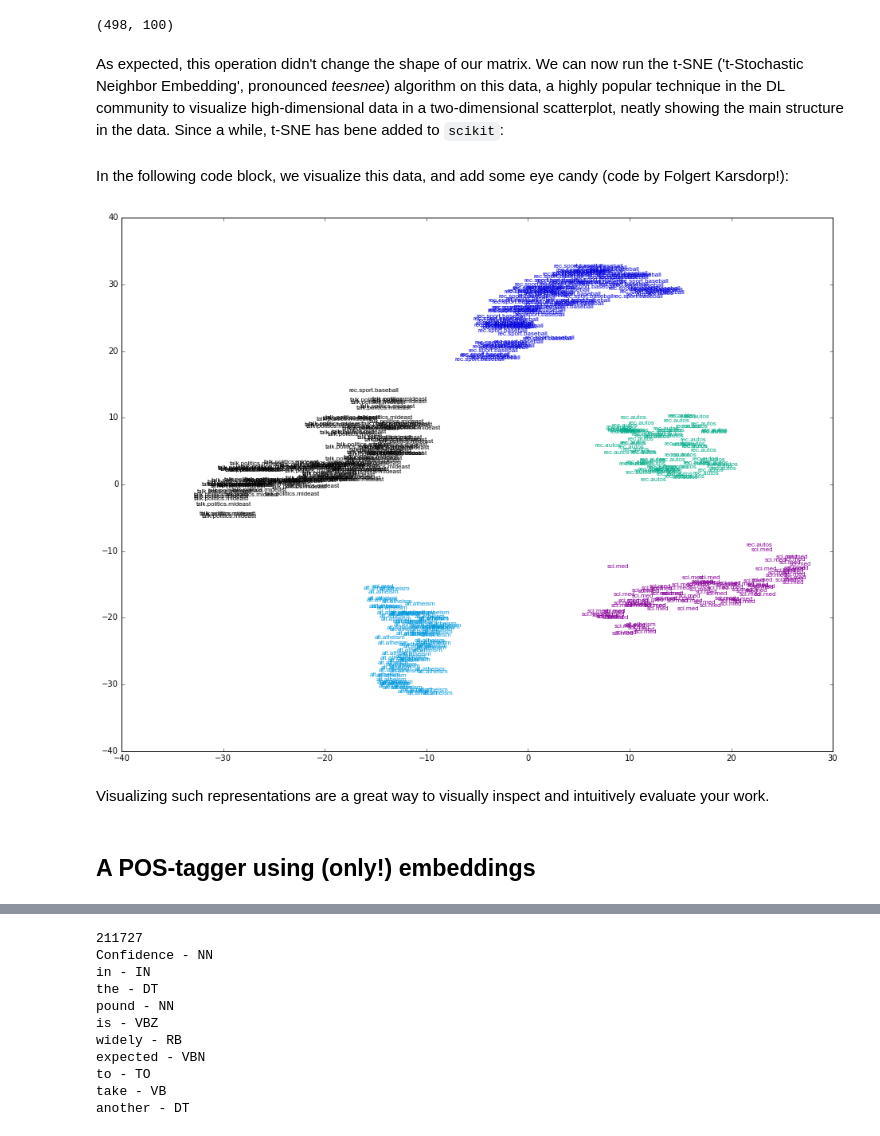
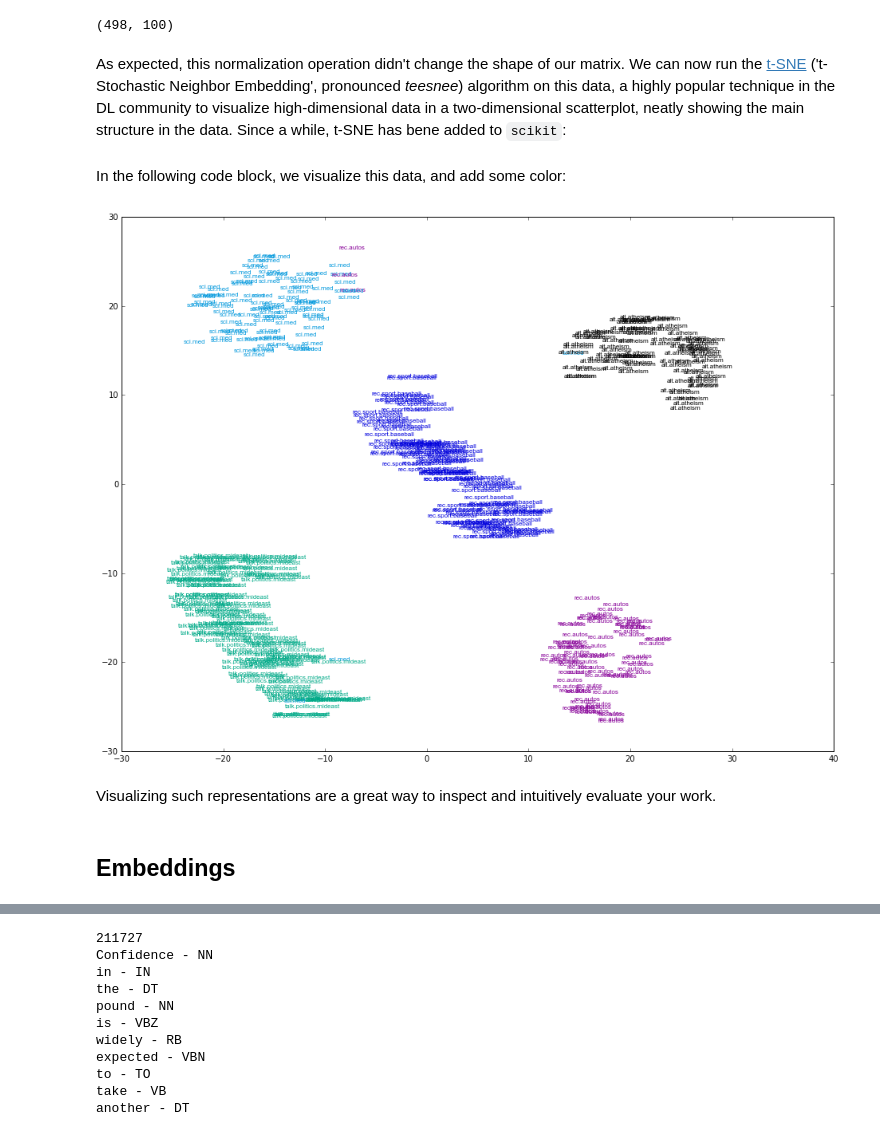
Before and after one commit to mikekestemont/ghentDL, a Jupyter notebook: 02 Keras - the sequential model.ipynb, the cells around one changed output, grey strips where cells are left out. Drawn from its saved outputs; the diff is of its cells as text; code cells hidden in the pictures.

```diff
--- a/02 Keras - the sequential model.ipynb
+++ b/02 Keras - the sequential model.ipynb
@@ -30,7 +37,6 @@ As you can see, we have ca. 5000 documents distributed over five topical categor
 documents, labels = [], []
 for dir_name in os.listdir(path):
     if os.path.isdir(path+dir_name):
-        cnt = 0
         for fn in os.listdir(path+dir_name):
             with codecs.open(path+dir_name+'/'+fn, 'r', 'utf8') as f:
                 try:
@@ -166,0 +165,7 @@ ________________________________________________________________________________
+# %%
+from keras.layers.core import Activation
+
+model = Sequential()
+model.add(Dense(nb_classes, input_dim=nb_features, name='dense1'))
+model.add(Activation('softmax', name='softmax1'))
+model.summary()
@@ -356,5 +370,5 @@ As you can see, this already a much more complex model, with several K's of para
 # %%
-model.compile(optimizer='sgd', loss='categorical_crossentropy', metrics=['accuracy'])
+model.compile(optimizer='rmsprop', loss='categorical_crossentropy', metrics=['accuracy'])
 model.fit(X_train, Y_train, batch_size=50, nb_epoch=25, validation_data=(X_dev, Y_dev))
 # %% [output]
 Train on 4032 samples, validate on 449 samples
@@ -414,5 +427,5 @@ print(norm_weights.shape)
 # %% [output]
 (498, 100)
 # %% [markdown]
-As expected, this operation didn't change the shape of our matrix. We can now run the t-SNE ('t-Stochastic Neighbor Embedding', pronounced *teesnee*) algorithm on this data, a highly popular technique in the DL community to visualize high-dimensional data in a two-dimensional scatterplot, neatly showing the main structure in the data. Since a while, t-SNE has bene added to `scikit`:
+As expected, this normalization operation didn't change the shape of our matrix. We can now run the [t-SNE](https://lvdmaaten.github.io/tsne/) ('t-Stochastic Neighbor Embedding', pronounced *teesnee*) algorithm on this data, a highly popular technique in the DL community to visualize high-dimensional data in a two-dimensional scatterplot, neatly showing the main structure in the data. Since a while, t-SNE has bene added to `scikit`:
 # %%
@@ -422,35 +434,23 @@ from sklearn.manifold import TSNE
 tsne = TSNE(n_components=2)
 coor = tsne.fit_transform(norm_weights)
 # %% [markdown]
-In the following code block, we visualize this data, and add some eye candy (code by Folgert Karsdorp!):
+In the following code block, we visualize this data, and add some color:
 # %%
-import matplotlib.pyplot as plt
+fig, ax1 = plt.subplots(figsize=(16, 12))
+test_ints = Y_test.argmax(axis=1)
+test_classes = label_encoder.inverse_transform(test_ints)
 
-%matplotlib inline
-
-fig, ax1 = plt.subplots(figsize=(16, 12))
-test_classes = label_encoder.inverse_transform(Y_test.argmax(axis=1))
-
-# first plot slices:
 x1, x2 = coor[:,0], coor[:,1]
 ax1.scatter(x1, x2, 100, edgecolors='none', facecolors='none')
 
-from sklearn.cluster import AgglomerativeClustering
-
-# clustering on top (add some colouring):
-clustering = AgglomerativeClustering(linkage='ward',
-                                    affinity='euclidean', n_clusters=5)
-clustering.fit(coor)
-
-# add names:
-for x, y, name, cluster_label in zip(x1, x2, test_classes, clustering.labels_):
-    ax1.text(x, y, name, ha='center', va="center",
-            color=plt.cm.spectral(cluster_label / 10.),
+for x, y, name_int, name_label in zip(x1, x2, test_ints, test_classes):
+    ax1.text(x, y, name_label, ha='center', va="center",
+            color=plt.cm.spectral(name_int / 10.),
             fontdict={'family': 'Arial', 'size': 8})
 plt.show()
 # %% [output]
-[figure, old version]
+[figure, new version]
 # %% [markdown]
-Visualizing such representations are a great way to visually inspect and intuitively evaluate your work.
+Visualizing such representations are a great way to inspect and intuitively evaluate your work.
-# %% [markdown]
-## A POS-tagger using (only!) embeddings
+# %% [markdown]
+## Embeddings
```
Also changed, not shown: parts of 64 cells of this notebook, 2 other files.
